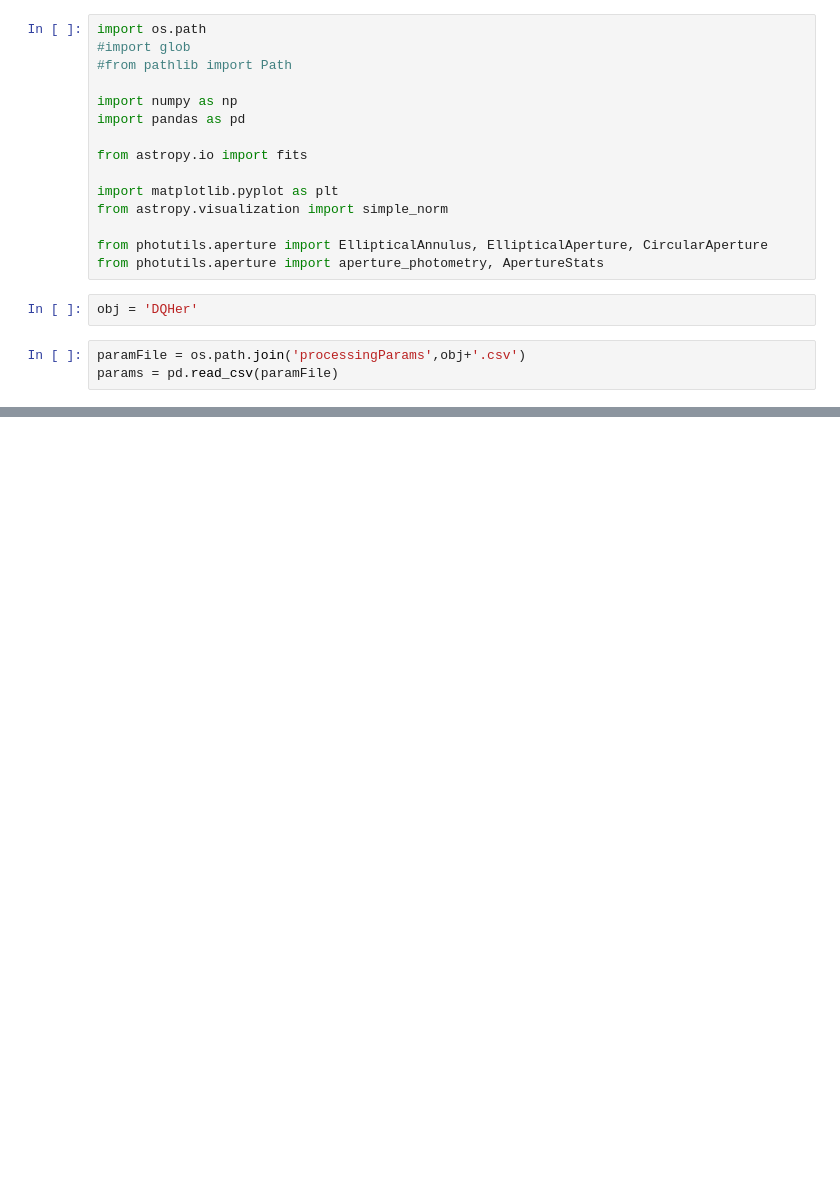
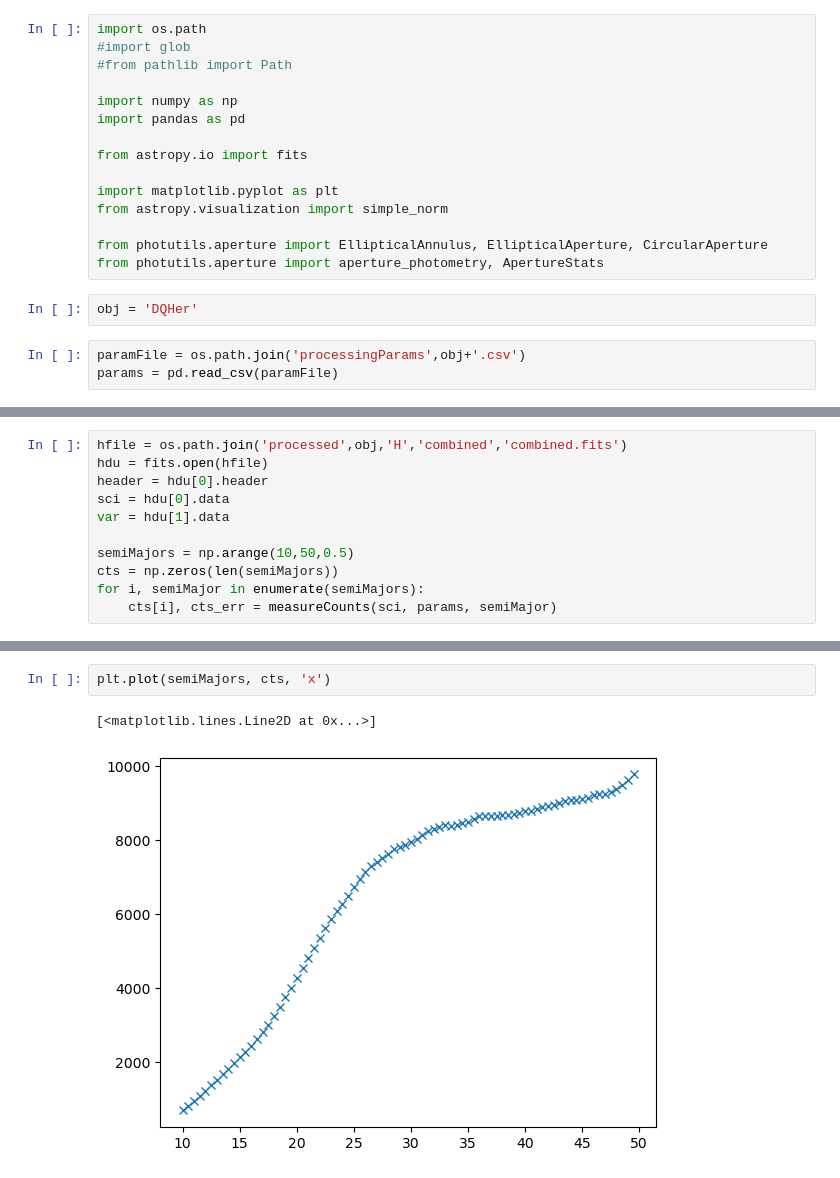
Before and after one commit to jrmullaney/pt5mProcessing, a Jupyter notebook: photometry.ipynb, the cells around one changed output, grey strips where cells are left out. Drawn from its saved outputs; the diff is of its cells as text; blank space fills up the shorter version.

Commit message:
Added cts vs. semiMajorAxis plot

```diff
--- a/photometry.ipynb
+++ b/photometry.ipynb
@@ -99,3 +154,14 @@ print('SNR:', ctrt / ctrt_err)
 Bgd subtracted Ha (cts/s): 23.159493153908272 p/m 0.14802884697330618
 SNR: 156.45256737076787
 [figure]
+# %%
+hfile = os.path.join('processed',obj,'H','combined','combined.fits')
+hdu = fits.open(hfile)
+header = hdu[0].header
+sci = hdu[0].data
+var = hdu[1].data
+
+semiMajors = np.arange(10,50,0.5)
+cts = np.zeros(len(semiMajors))
+for i, semiMajor in enumerate(semiMajors):
+    cts[i], cts_err = measureCounts(sci, params, semiMajor)
@@ -101,0 +177,5 @@ SNR: 156.45256737076787
+# %%
+plt.plot(semiMajors, cts, 'x')
+# %% [output]
+[<matplotlib.lines.Line2D at 0x...>]
+[figure, added]
```
Also changed, not shown: parts of 3 cells of this notebook.
